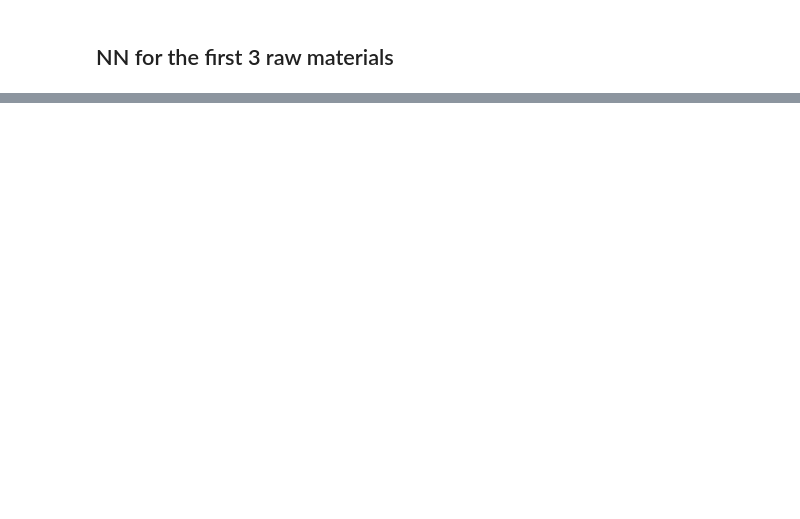
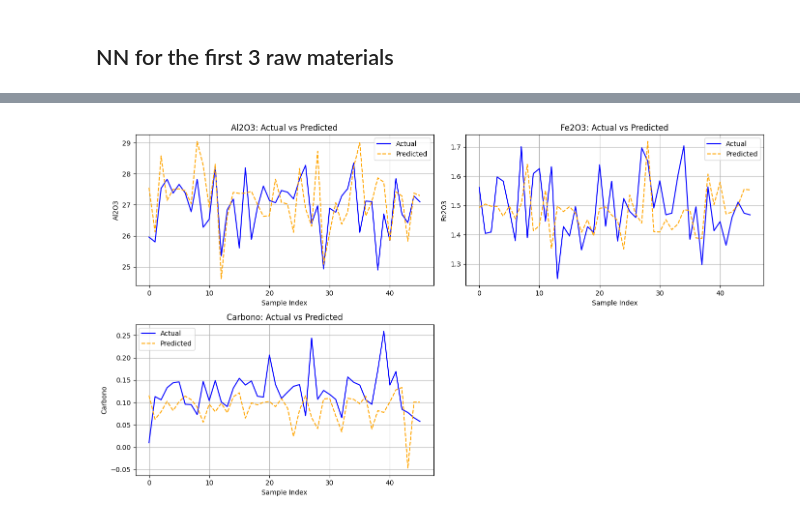
Before and after one commit to pedro-ddomingues/PEC, a Jupyter notebook: NNs.ipynb, the cells around one changed output, grey strips where cells are left out. Drawn from its saved outputs; the diff is of its cells as text; code cells hidden in the pictures; blank space fills up the shorter version.

Commit message:
Added notebooks for new data

```diff
--- a/NNs.ipynb
+++ b/NNs.ipynb
@@ -311,0 +314,4 @@ Example predictions:
+# %%
+y = data[['Al2O3.7', 'Fe2O3.7', 'Carbono.7']]
+X = data.filter(regex="Al2O3|Fe2O3|Carbono|%")
+X = X.drop(columns=['Al2O3.7', 'Fe2O3.7', 'Carbono.7'])
@@ -311,0 +403,25 @@ Example predictions:
+# %%
+target_names = ['Al2O3', 'Fe2O3','Carbono']
+
+fig, axs = plt.subplots(2, 2, figsize=(14, 8))
+
+for i, ax in enumerate(axs.ravel()):
+    if i >= len(target_names):
+        break
+    actual = y_test_tensor[:, i].numpy()
+    pred = predictions[:, i].numpy()
+    ax.plot(actual, label='Actual', color='blue')
+    ax.plot(pred, label='Predicted', linestyle='--', color='orange')
+    ax.set_title(f'{target_names[i]}: Actual vs Predicted')
+    ax.set_xlabel('Sample Index')
+    ax.set_ylabel(target_names[i])
+    ax.grid(True)
+    ax.legend()
+
+
+for i in range(len(target_names), len(axs.ravel())):
+    fig.delaxes(axs.ravel()[i])
+plt.tight_layout()
+plt.show()
+# %% [output]
+[figure, added]
```
Also changed, not shown: parts of 13 cells of this notebook, 7 other files.
